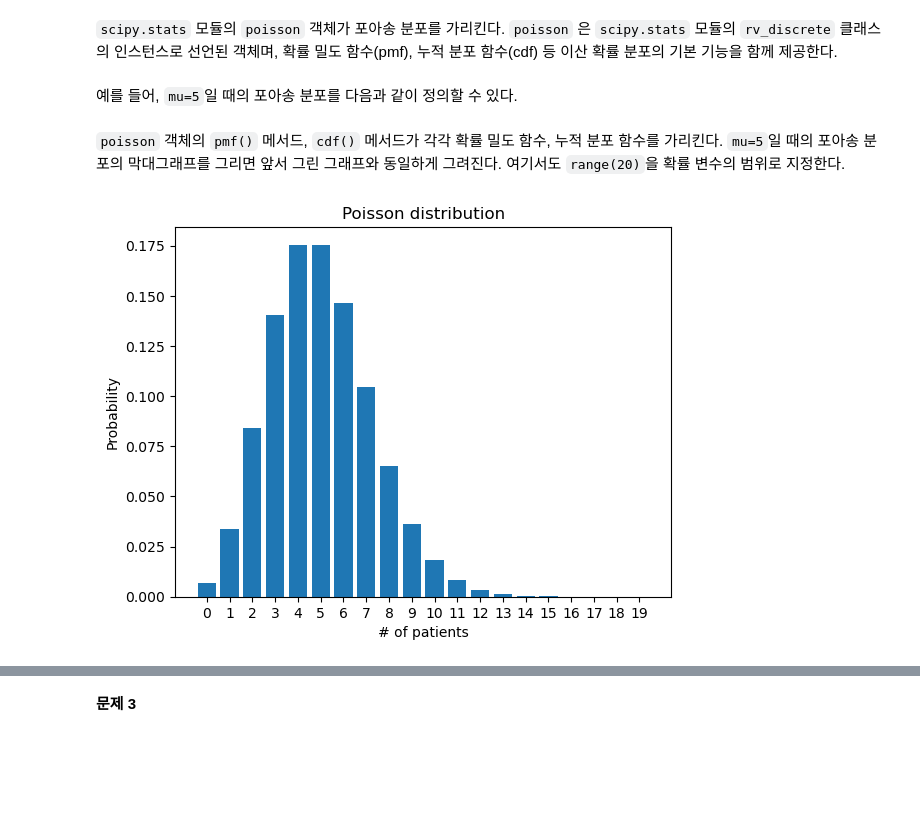
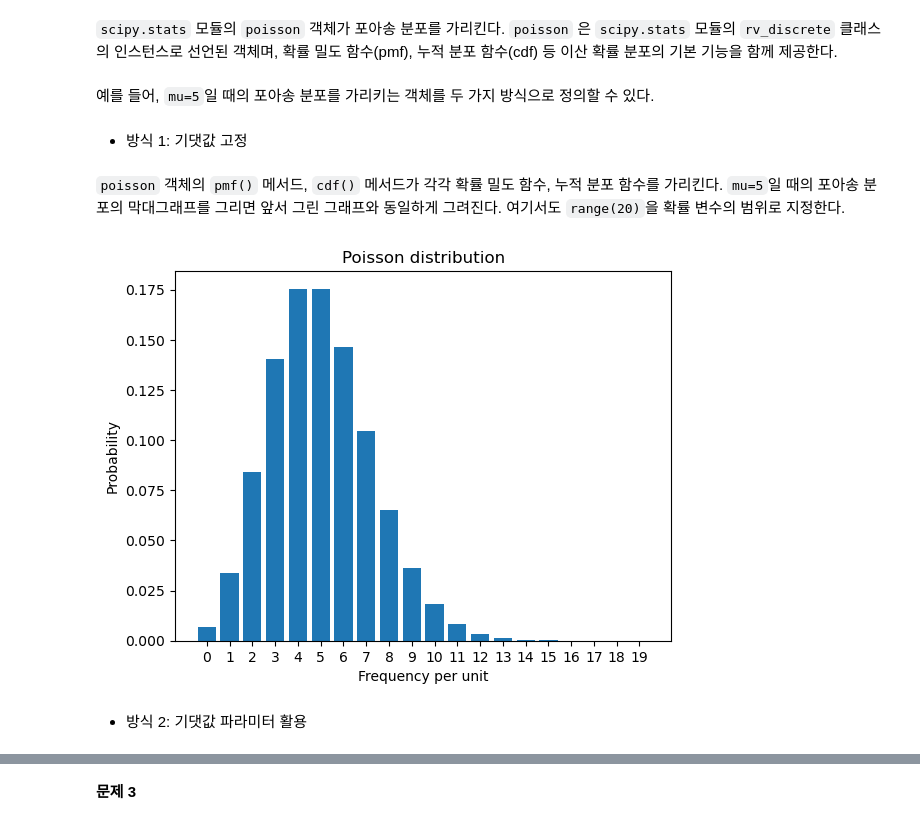
Before and after one commit to codingalzi/DataSci, a Jupyter notebook: practices/practice-expected_values-sol.ipynb, the cells around one changed output, grey strips where cells are left out. Saved outputs shown, nothing was run; the diff lists cells and outputs as text; code cells hidden in the pictures; blank space fills up the shorter version.

```diff
--- a/practices/practice-expected_values-sol.ipynb
+++ b/practices/practice-expected_values-sol.ipynb
@@ -163,7 +163,9 @@ plt.show()
 # %%
 from scipy.stats import poisson
 # %% [markdown]
-예를 들어, `mu=5`일 때의 포아송 분포를 다음과 같이 정의할 수 있다.
+예를 들어, `mu=5`일 때의 포아송 분포를 가리키는 객체를 두 가지 방식으로 정의할 수 있다.
+# %% [markdown]
+- 방식 1: 기댓값 고정
 # %%
 mu = 5
 
@@ -176,15 +178,17 @@ rv_poi5 = poisson(mu)
 # %%
 fig = plt.figure()
 ax = fig.add_subplot(111)
 
 ax.bar(xs, rv_poi5.pmf(xs))
 ax.set_title('Poisson distribution')
-ax.set_xlabel('# of patients')
+ax.set_xlabel('Frequency per unit')
 ax.set_ylabel('Probability')
 
 ax.set_xticks(np.arange(20))
 ax.set_xticklabels(range(0,20))
 
 plt.show()
 # %% [output]
-[figure, old version]
+[figure, new version]
+# %% [markdown]
+- 방식 2: 기댓값 파라미터 활용
```
Also changed, not shown: parts of 17 cells of this notebook, 1 other file.
